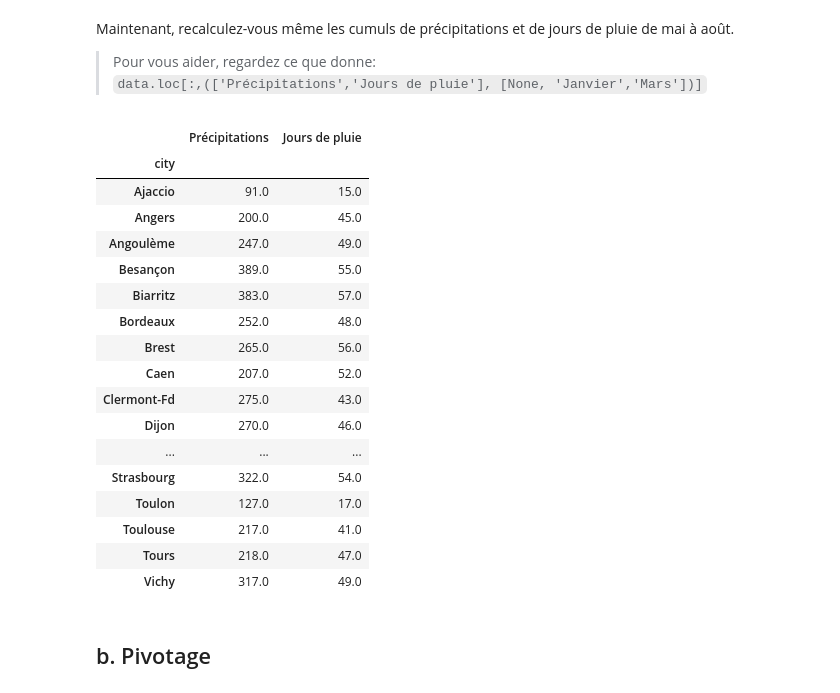
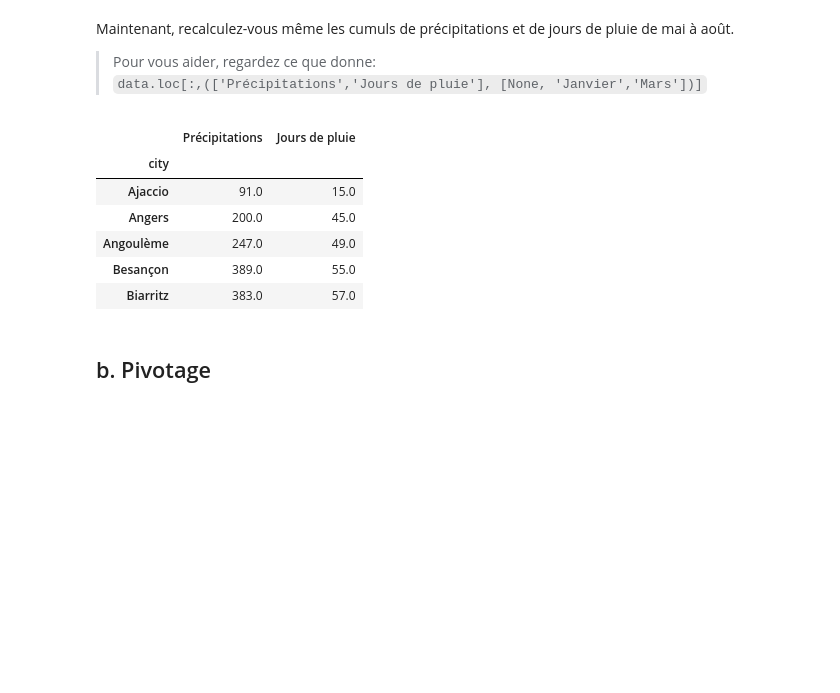
Before and after one commit to campusplage/compte-rendus-oriol_ramirez, a Jupyter notebook: TP1_pandas.ipynb, the cells around one changed output. Saved outputs shown, nothing was run; the diff lists cells and outputs as text; code cells hidden in the pictures; blank space fills up the shorter version.

```diff
--- a/TP1_pandas.ipynb
+++ b/TP1_pandas.ipynb
@@ -288,29 +278,18 @@ Maintenant, recalculez-vous même les cumuls de précipitations et de jours de p
 # %%
 # cumul des précipitations et du nombre de jours de pluie de mai à août
 
 cumulP = data.loc[:,(['Précipitations'], ['Mai','Juin','Juillet','Août'])].sum(axis=1)
 cumulJ = data.loc[:,(['Jours de pluie'], ['Mai','Juin','Juillet','Août'])].sum(axis=1)
 result = pandas.DataFrame([cumulP,cumulJ],index = ["Précipitations","Jours de pluie"]).transpose()
-result
+result.head()
 # %% [output]
 |  | Précipitations | Jours de pluie |
 | city |  |  |
 | Ajaccio | 91.0 | 15.0 |
 | Angers | 200.0 | 45.0 |
 | Angoulème | 247.0 | 49.0 |
 | Besançon | 389.0 | 55.0 |
 | Biarritz | 383.0 | 57.0 |
-| Bordeaux | 252.0 | 48.0 |
-| Brest | 265.0 | 56.0 |
-| Caen | 207.0 | 52.0 |
-| Clermont-Fd | 275.0 | 43.0 |
-| Dijon | 270.0 | 46.0 |
-| ... | ... | ... |
-| Strasbourg | 322.0 | 54.0 |
-| Toulon | 127.0 | 17.0 |
-| Toulouse | 217.0 | 41.0 |
-| Tours | 218.0 | 47.0 |
-| Vichy | 317.0 | 49.0 |
 # %% [markdown]
 ## b. Pivotage
 # %% [markdown]
```
Also changed, not shown: parts of 4 cells of this notebook.
